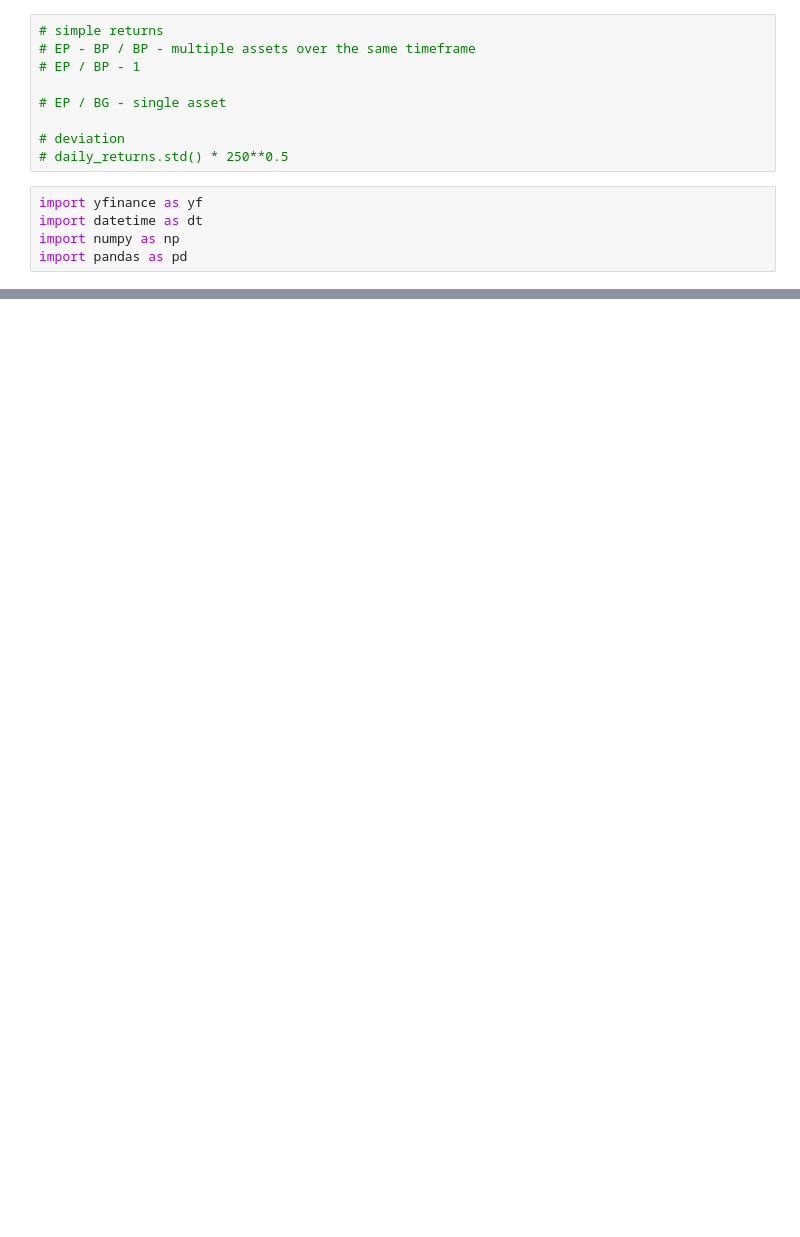
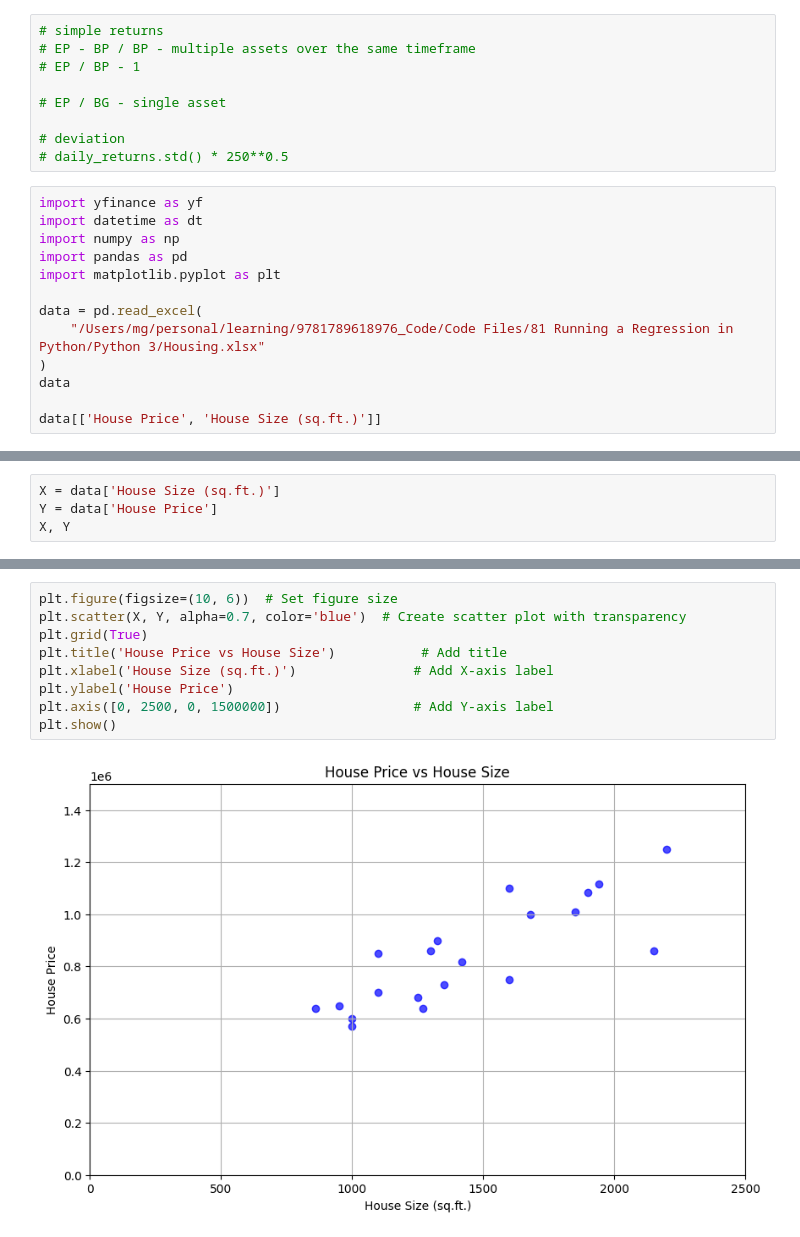
Before and after one commit to Rainspistols/Python-for-Finance, a Jupyter notebook: some.ipynb, the cells around one changed output, grey strips where cells are left out. Saved outputs shown, nothing was run; the diff lists cells and outputs as text; blank space fills up the shorter version.

```diff
--- a/some.ipynb
+++ b/some.ipynb
@@ -12,3 +12,11 @@ import yfinance as yf
 import datetime as dt
 import numpy as np
 import pandas as pd
+import matplotlib.pyplot as plt
+
+data = pd.read_excel(
+    "/Users/mg/personal/learning/9781789618976_Code/Code Files/81 Running a Regression in Python/Python 3/Housing.xlsx"
+)
+data
+
+data[['House Price', 'House Size (sq.ft.)']]
@@ -116,0 +41,4 @@ std = stock_a_annual_returns.std(ddof=1)
+# %%
+X = data['House Size (sq.ft.)']
+Y = data['House Price']
+X, Y
@@ -116,0 +63,11 @@ std = stock_a_annual_returns.std(ddof=1)
+# %%
+plt.figure(figsize=(10, 6))  # Set figure size
+plt.scatter(X, Y, alpha=0.7, color='blue')  # Create scatter plot with transparency
+plt.grid(True)
+plt.title('House Price vs House Size')           # Add title
+plt.xlabel('House Size (sq.ft.)')               # Add X-axis label
+plt.ylabel('House Price')
+plt.axis([0, 2500, 0, 1500000])                 # Add Y-axis label
+plt.show()
+# %% [output]
+[figure, added]
```
Also changed, not shown: parts of 7 cells of this notebook, 2 other files.
